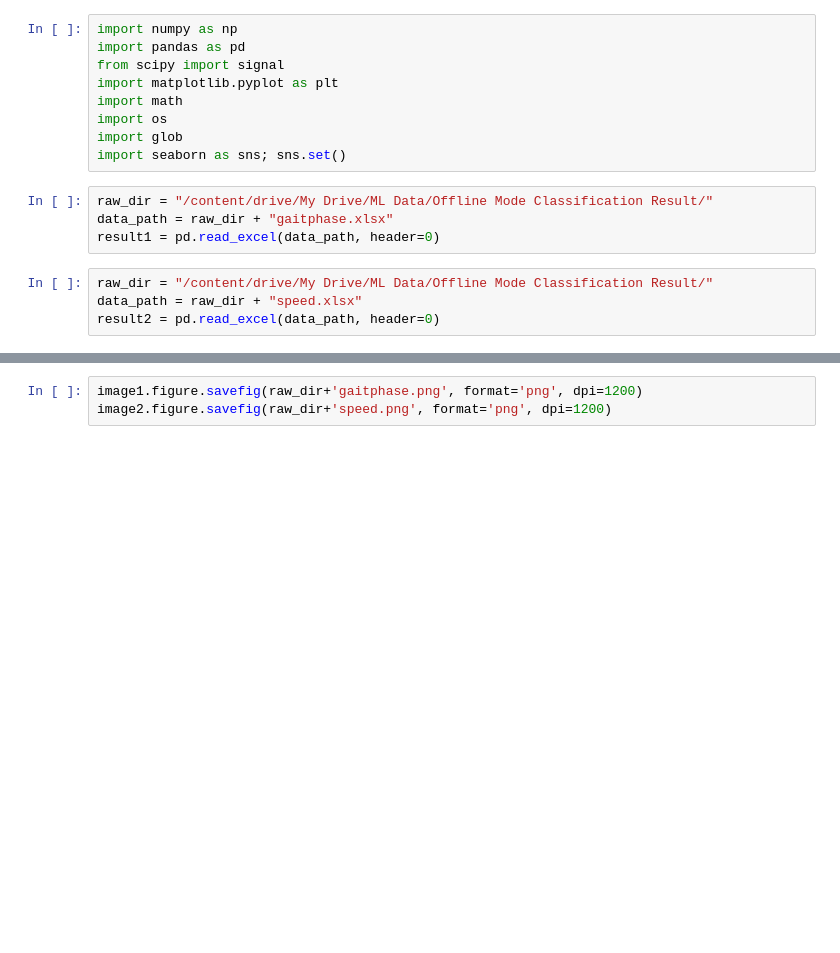
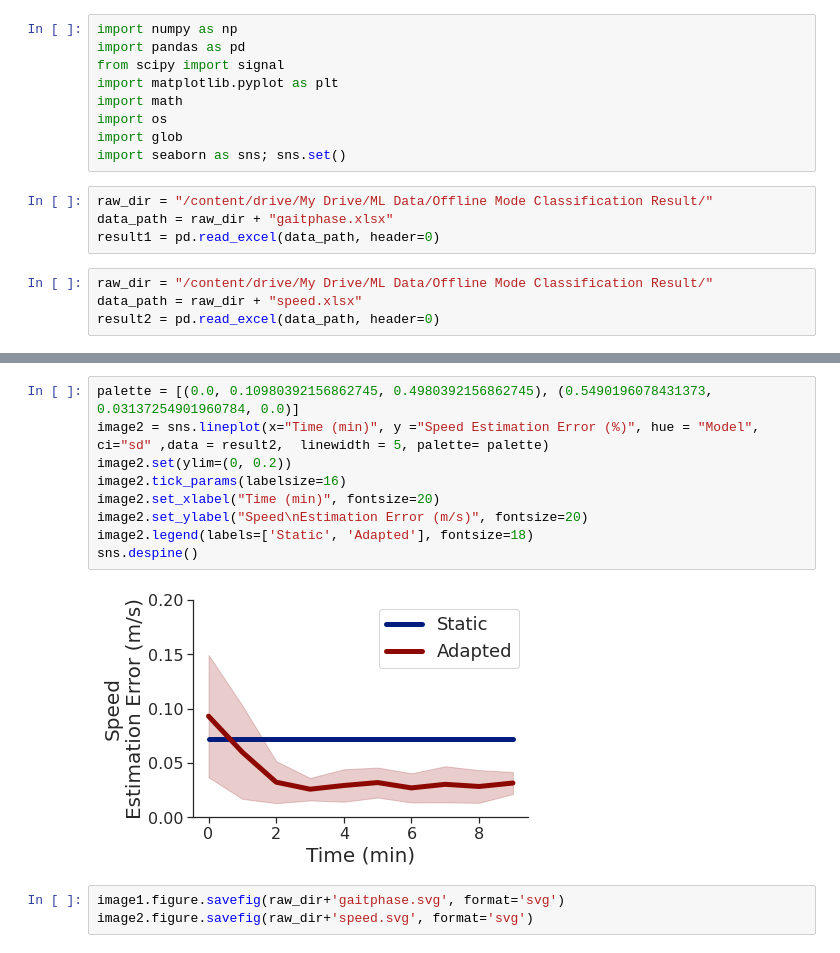
Before and after one commit to inseungkang/HipExo_OfflineModeClassification, a Jupyter notebook: Result Figure/OA_figure.ipynb, the cells around one changed output, grey strips where cells are left out. Cells and saved outputs as stored; diff of their text form; blank space fills up the shorter version.

```diff
--- a/Result Figure/OA_figure.ipynb
+++ b/Result Figure/OA_figure.ipynb
@@ -44,3 +34,14 @@ sns.despine()
+# %%
+palette = [(0.0, 0.10980392156862745, 0.4980392156862745), (0.5490196078431373, 0.03137254901960784, 0.0)]
+image2 = sns.lineplot(x="Time (min)", y ="Speed Estimation Error (%)", hue = "Model", ci="sd" ,data = result2,  linewidth = 5, palette= palette)
+image2.set(ylim=(0, 0.2))
+image2.tick_params(labelsize=16)
+image2.set_xlabel("Time (min)", fontsize=20)
+image2.set_ylabel("Speed\nEstimation Error (m/s)", fontsize=20)
+image2.legend(labels=['Static', 'Adapted'], fontsize=18)
+sns.despine()
+# %% [output]
+[figure, added]
 # %%
-image1.figure.savefig(raw_dir+'gaitphase.png', format='png', dpi=1200)
-image2.figure.savefig(raw_dir+'speed.png', format='png', dpi=1200)
+image1.figure.savefig(raw_dir+'gaitphase.svg', format='svg')
+image2.figure.savefig(raw_dir+'speed.svg', format='svg')
```
Also changed, not shown: parts of 4 cells of this notebook.
